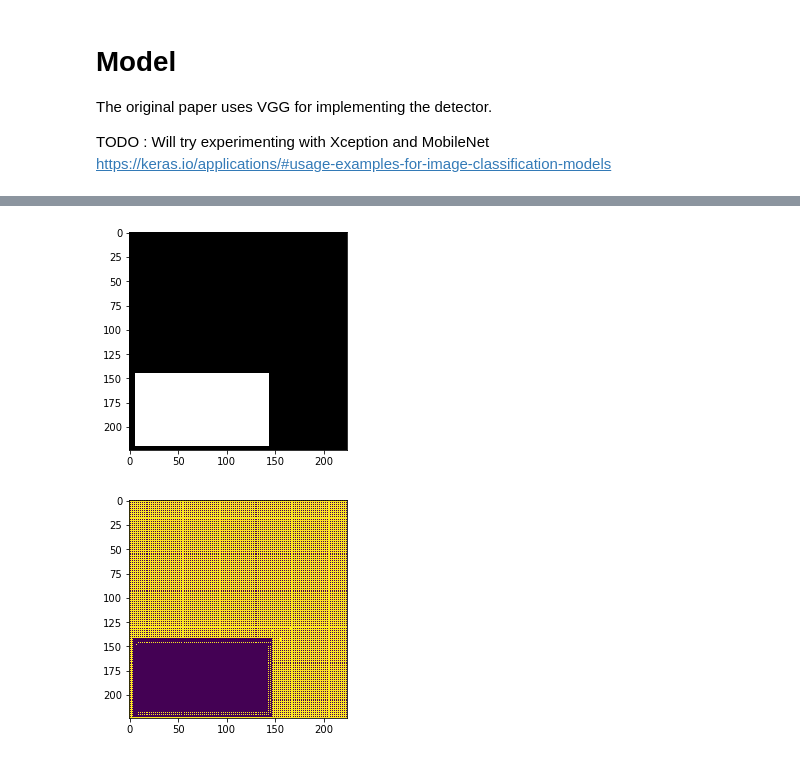
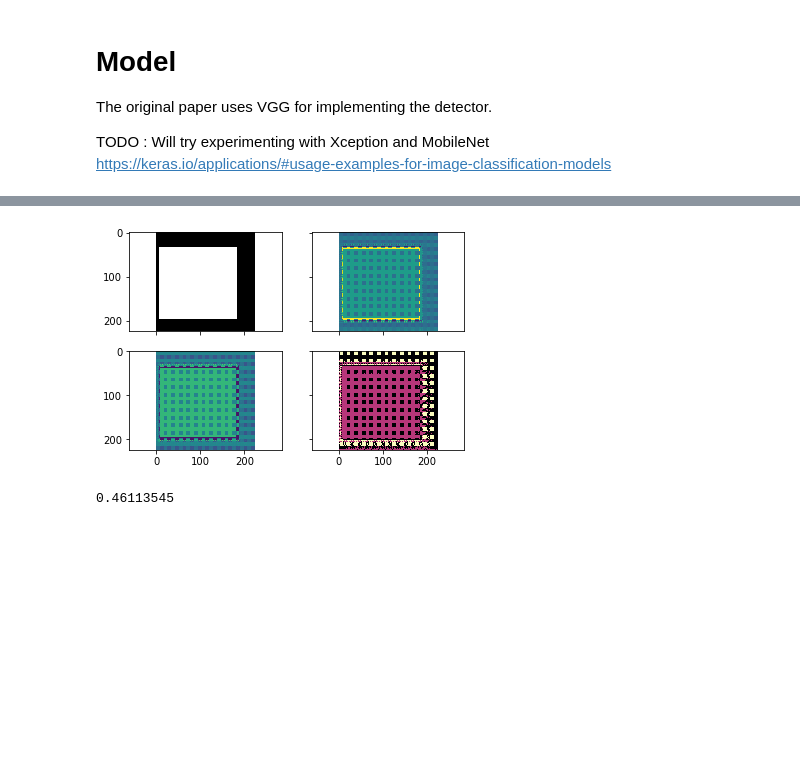
Before and after one commit to rdjondo/SimplisticSSD, a Jupyter notebook: SimpleSegNet_synthetic_dataset.ipynb, the cells around one changed output, grey strips where cells are left out. Cells and saved outputs as stored; diff of their text form; code cells hidden in the pictures; blank space fills up the shorter version.

Commit message:
Fixed error in label system

```diff
--- a/SimpleSegNet_synthetic_dataset.ipynb
+++ b/SimpleSegNet_synthetic_dataset.ipynb
@@ -114,11 +116,13 @@ from functools import reduce
 
 
 NUM_TRAIN = 512
+num_classes = len(TrainingImage.COLOR.keys())
 image_size = (224,224, 3)
+label_size = (224,224, num_classes)
 size_in_memory = 1
 image_mem = reduce(lambda a,b : a*b ,image_size, 1)
-num_classes = len(TrainingImage.COLOR.keys())
-total_train_mem = NUM_TRAIN * image_mem
+label_mem = reduce(lambda a,b : a*b ,label_size, 1)
+total_train_mem = NUM_TRAIN * (image_mem + label_mem)
 print('Total size of the use of memory : {}MB'.format(total_train_mem/(1024*1024)))
 
 X_TRAIN_SIZE = (NUM_TRAIN,) + image_size
@@ -130,7 +134,10 @@ trainim = TrainingImage(size=image_size)
 
 for i in range(NUM_TRAIN):
     trainim.createImageBackground(TrainingImage.BLACK_CLASS)
-    trainim.addRandRectangle(color_class=TrainingImage.WHITE_CLASS)
+    if(random.random()>0.5):
+        trainim.addRandRectangle(color_class=TrainingImage.WHITE_CLASS)
+    else:
+        trainim.addRandRectangle(color_class=TrainingImage.RED_CLASS)
     X_train[i] = trainim.image
     y_train[i] = trainim.label
 # %% [output]
@@ -359,12 +351,11 @@ ________________________________________________________________________________
 # %%
 from keras import optimizers
-optimizer_selected = optimizers.Adam(lr=1e-3)
+optimizer_selected = optimizers.Adam(lr=1e-6)
 
-model.compile(optimizer=optimizer_selected, loss='categorical_crossentropy', metrics=['categorical_accuracy'])
+model.compile(optimizer=optimizer_selected, loss='categorical_crossentropy', metrics=['accuracy'])
 #model.compile(optimizer=optimizers.SGD(lr=100), loss=dice_coef_loss, metrics=[dice_coef])
 
-steps_per_ep = 10
-history = model.fit(x=X_train, y=y_train, batch_size=10, epochs=2, verbose=1, callbacks=None,
+history = model.fit(x=X_train, y=y_train, batch_size=5, epochs=1, verbose=1, callbacks=None,
                     validation_split=0.0, validation_data=None, shuffle=True,
                     class_weight=None, sample_weight=None, initial_epoch=0,
                     steps_per_epoch=None, validation_steps=None)
@@ -384,13 +365,21 @@ plt.show()
 # %%
-img = X_train[20]
-plt.imshow( img)
-plt.show()
+# Plot loss function
+# plt.plot(history.epoch,history.history['loss'])
+# plt.legend(('loss'))
+# plt.grid('on')
+# plt.show()
 
+img = X_train[8]
 seg= model.predict(img.reshape(1,224,224,3))
 
 seg = seg.reshape(224,224, num_classes)
-plt.imshow( (seg[:,:,0]>seg[:,:,1]))
+seg_classes=seg.argmax(axis=2)
+
+_, ((ax1, ax2), (ax3, ax4)) = plt.subplots(2, 2, sharex='col', sharey='row')
+ax1.imshow(img)
+ax2.imshow( seg[:,:,1])
+ax3.imshow( seg[:,:,2])
+ax4.imshow( seg_classes, cmap='magma' )
 plt.show()
 # %% [output]
-[figure, old version]
+[figure, new version]
-[figure, removed]
@@ -421,0 +386,4 @@ plt.show()
+# %%
+seg[0,0,2]
+# %% [output]
+0.46113545
```
Also changed, not shown: parts of 9 cells of this notebook.
